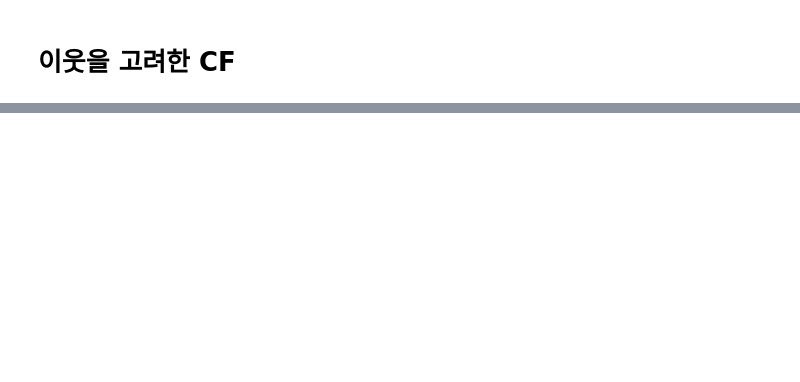
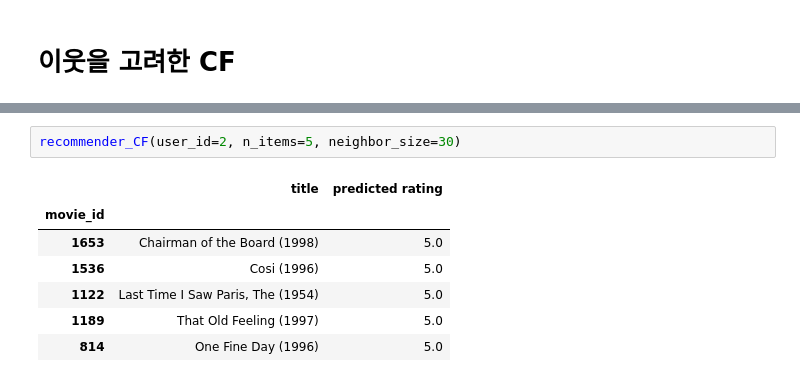
Before and after one commit to mkk4726/python_recommendation_system, a Jupyter notebook: src/chapter3.ipynb, the cells around one changed output, grey strips where cells are left out. Cells and saved outputs as stored; diff of their text form; blank space fills up the shorter version.

```diff
--- a/src/chapter3.ipynb
+++ b/src/chapter3.ipynb
@@ -217,0 +340,10 @@ smilarity: corr , 1.3774
+# %%
+recommender_CF(user_id=2, n_items=5, neighbor_size=30)
+# %% [output]
+|  | title | predicted rating |
+| movie_id |  |  |
+| 1653 | Chairman of the Board (1998) | 5.0 |
+| 1536 | Cosi (1996) | 5.0 |
+| 1122 | Last Time I Saw Paris, The (1954) | 5.0 |
+| 1189 | That Old Feeling (1997) | 5.0 |
+| 814 | One Fine Day (1996) | 5.0 |
```
Also changed, not shown: parts of 33 cells of this notebook.
